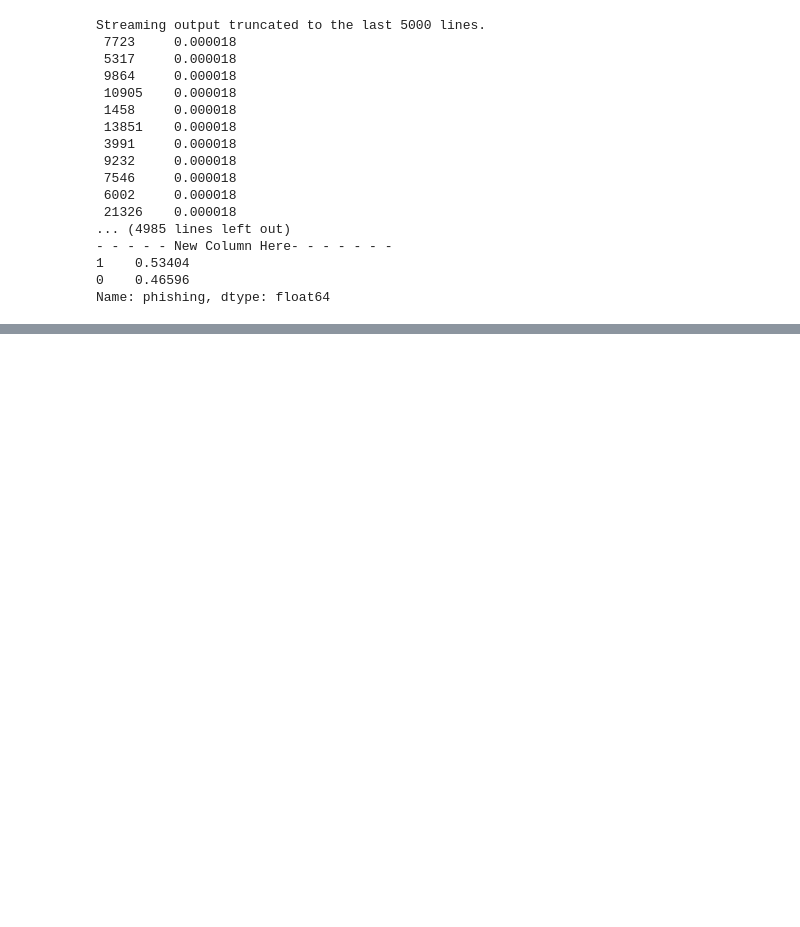
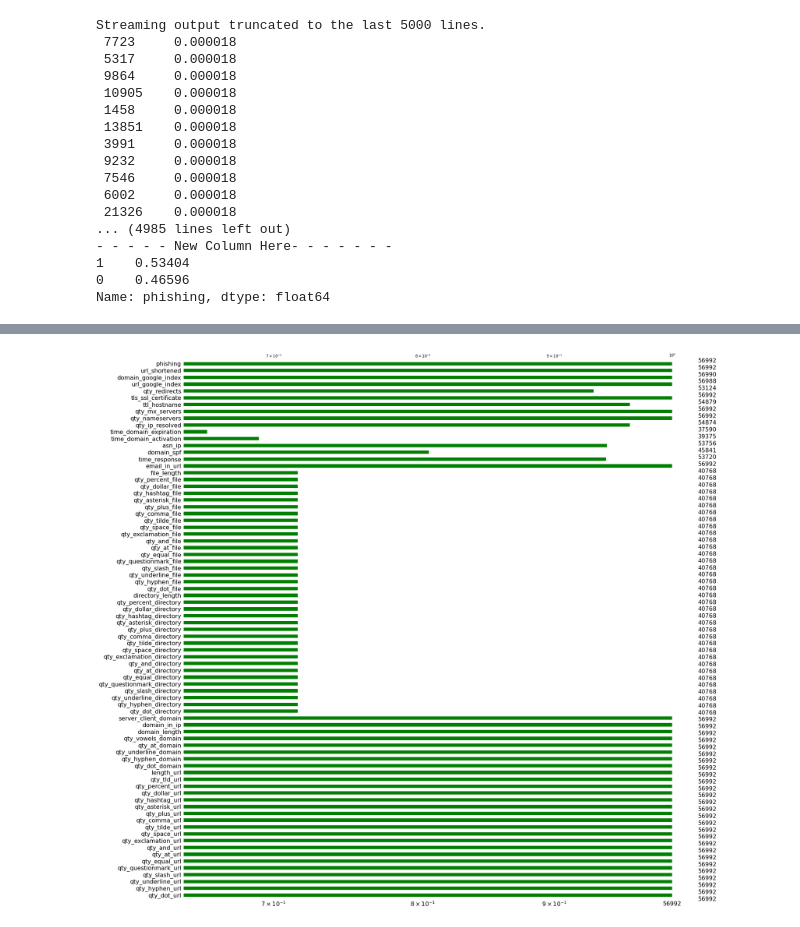
Before and after one commit to Tanya-11/cmpe255-TermProject, a Jupyter notebook: 255Final.ipynb, the cells around one changed output, grey strips where cells are left out. Saved outputs shown, nothing was run; the diff lists cells and outputs as text; code cells hidden in the pictures; blank space fills up the shorter version.

```diff
--- a/255Final.ipynb
+++ b/255Final.ipynb
@@ -198,0 +236,5 @@ Name: phishing, dtype: float64
+# %%
+# visualizing the nullity by column
+msno.bar(df_imp, log = True, color = 'g');
+# %% [output]
+[figure, added]
```
Also changed, not shown: parts of 5 cells of this notebook, 1 other file.
